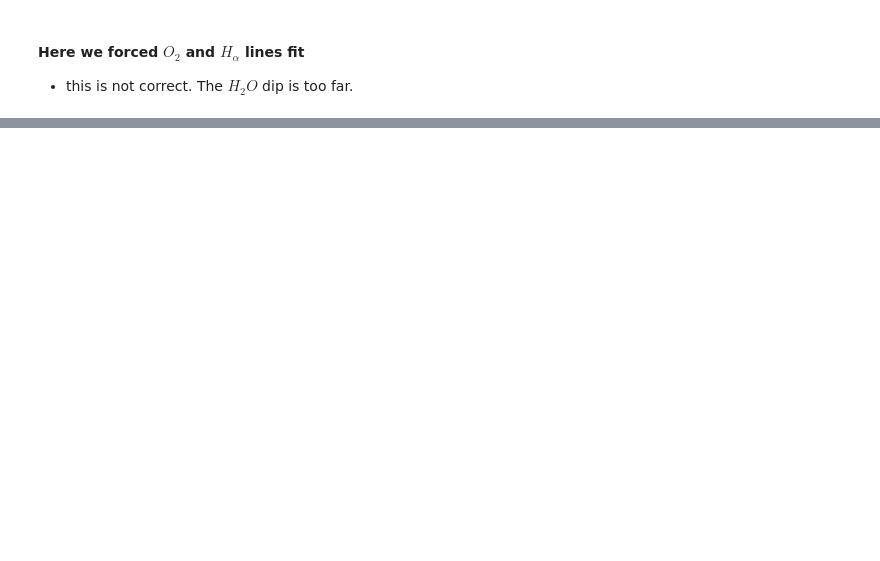
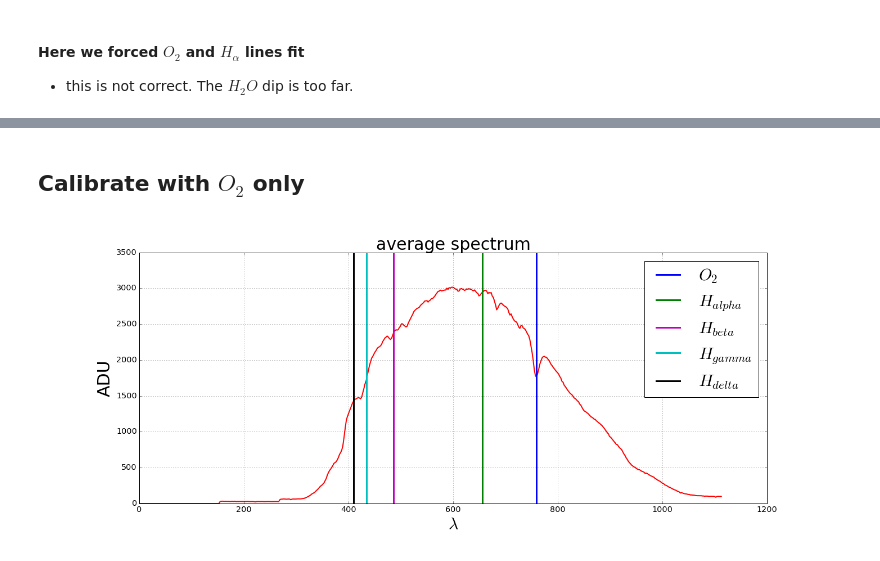
Before and after one commit to sylvielsstfr/CTIOAna2016, a Jupyter notebook: notebooks/Slide_FirstSpectrum.ipynb, the cells around one changed output, grey strips where cells are left out. Drawn from its saved outputs; the diff is of its cells as text; code cells hidden in the pictures; blank space fills up the shorter version.

```diff
--- a/notebooks/Slide_FirstSpectrum.ipynb
+++ b/notebooks/Slide_FirstSpectrum.ipynb
@@ -838,0 +886,6 @@ Image(filename=figfilename)
+# %% [markdown]
+## Calibrate with $O_2$ only
+# %%
+Image(filename=figfilename)
+# %% [output]
+[figure, added]
```
Also changed, not shown: parts of 13 cells of this notebook.
